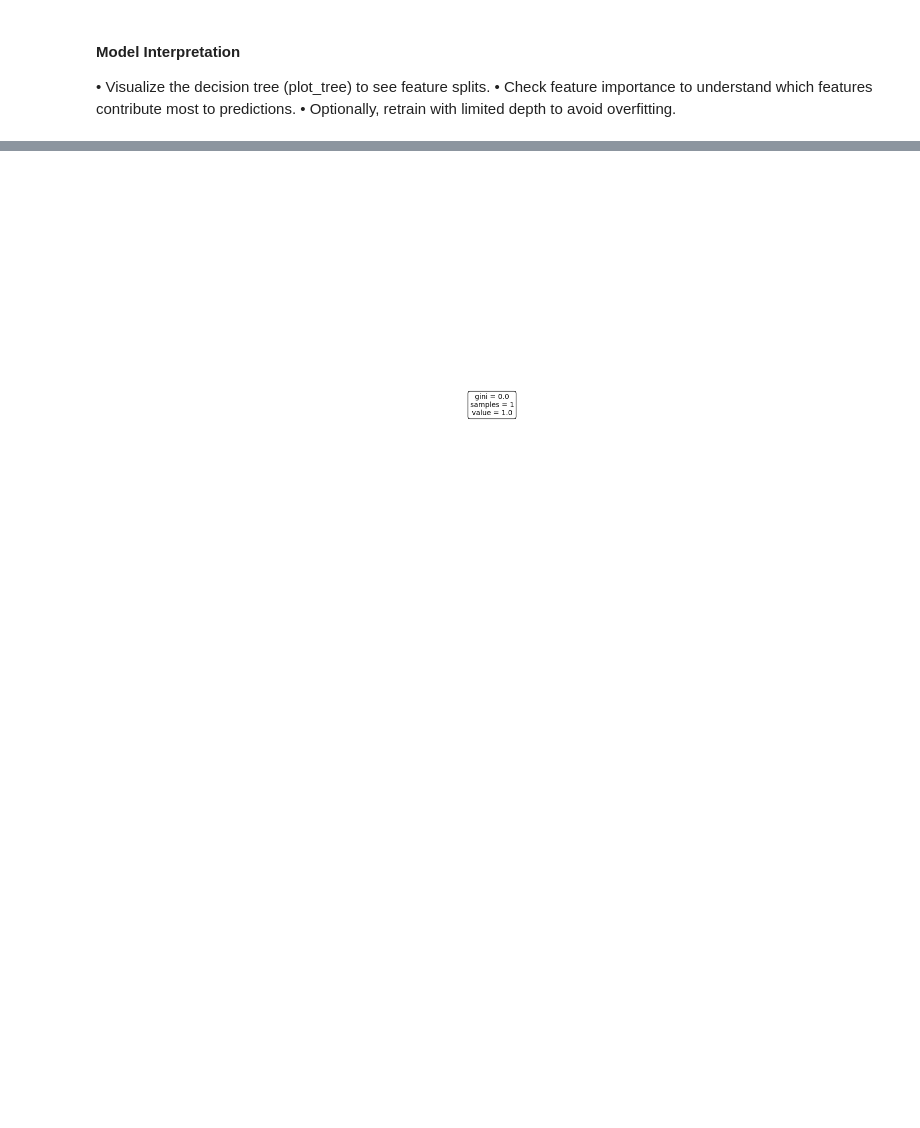
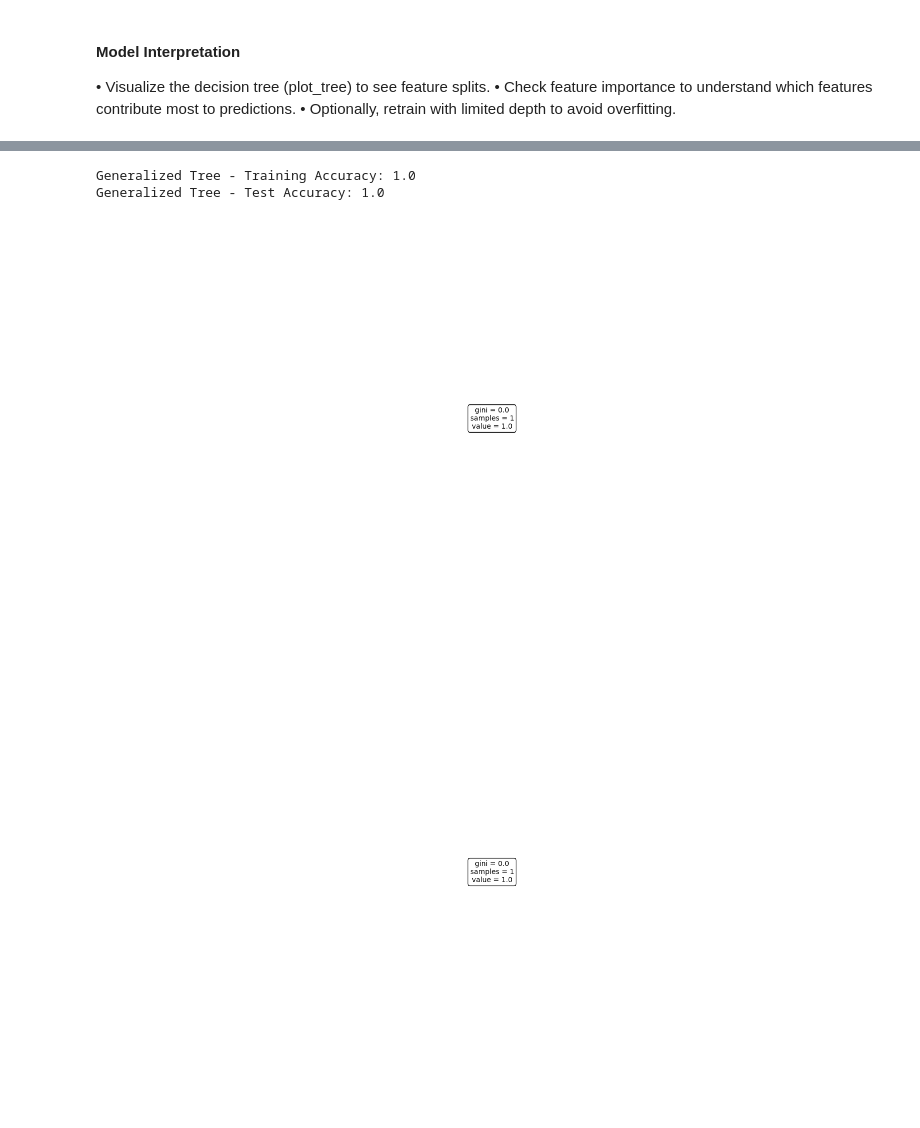
Before and after one commit to kimritaa/COM685NaturalIntelligentUserInterfaces., a Jupyter notebook: Week1/lab1.ipynb, the cells around one changed output, grey strips where cells are left out. Drawn from its saved outputs; the diff is of its cells as text; code cells hidden in the pictures; blank space fills up the shorter version.

```diff
--- a/Week1/lab1.ipynb
+++ b/Week1/lab1.ipynb
@@ -342,3 +480,36 @@ depth to avoid overfitting.
+# %%
+# Train a more generalizable Decision Tree
+dt_model_general = DecisionTreeClassifier(
+    max_depth=5,
+    min_samples_leaf=10,
+    random_state=42
+)
+dt_model_general.fit(X_train, y_train)
+
+# Compare training vs test accuracy
+train_pred = dt_model_general.predict(X_train)
+test_pred = dt_model_general.predict(X_test)
+train_acc = accuracy_score(y_train, train_pred)
+test_acc = accuracy_score(y_test, test_pred)
+
+print("Generalized Tree - Training Accuracy:", train_acc)
+print("Generalized Tree - Test Accuracy:", test_acc)
+
+# Visualize the smaller tree
+plt.figure(figsize=(20, 10))
+plot_tree(
+    dt_model_general,
+    feature_names=X_train.columns,
+    class_names=dt_model_general.classes_,
+    filled=True,
+    rounded=True,
+    fontsize=10,
+)
+plt.show()
+# %% [output]
+Generalized Tree - Training Accuracy: 1.0
+Generalized Tree - Test Accuracy: 1.0
+[figure, added]
 # %%
 # Import the tree visualization function
 from sklearn.tree import plot_tree
```
Also changed, not shown: parts of 6 cells of this notebook.
